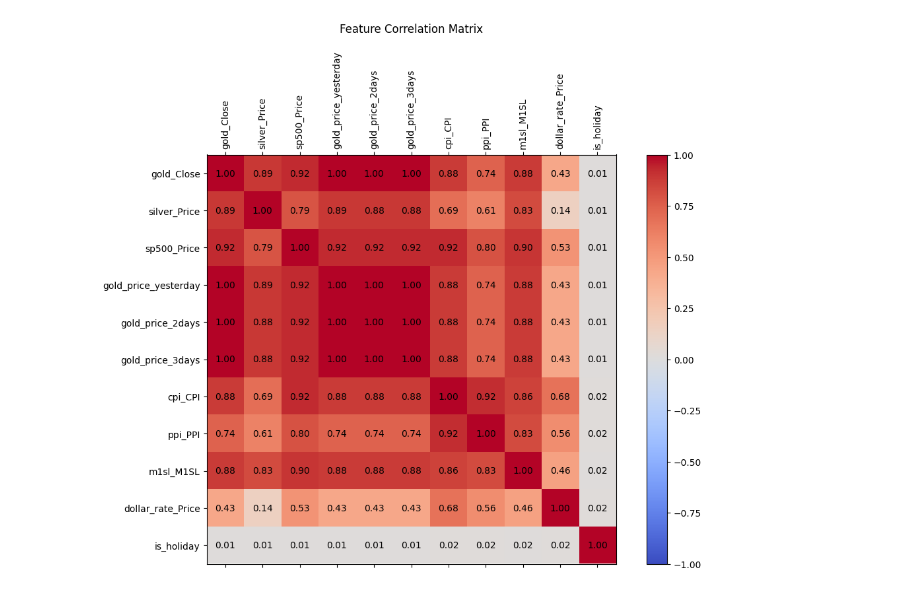
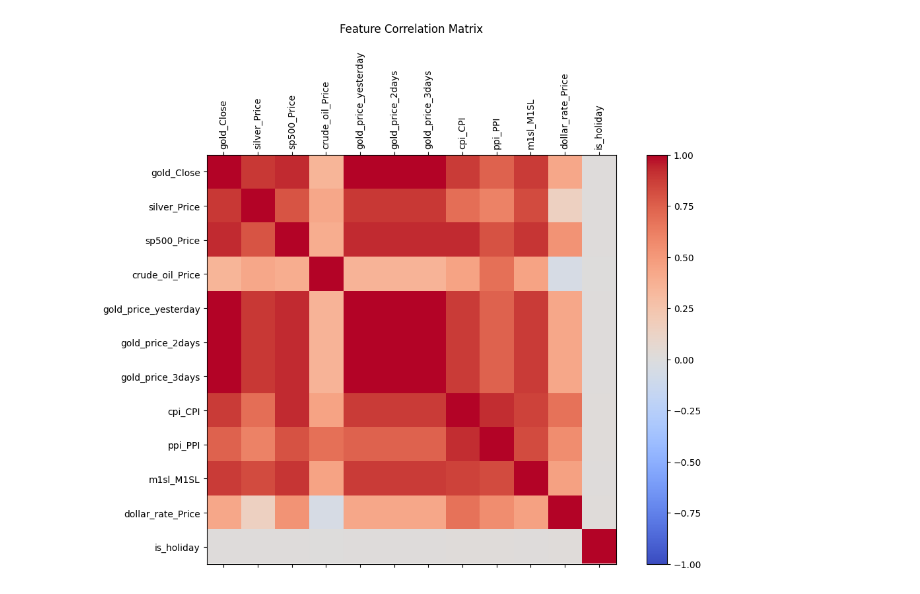
Before and after one commit to DanaMikulinsky/fintechFinalProject, a Jupyter notebook: linearRegression.ipynb, the cells around one changed output. Saved outputs shown, nothing was run; the diff lists cells and outputs as text; code cells hidden in the pictures.

```diff
--- a/linearRegression.ipynb
+++ b/linearRegression.ipynb
@@ -46,10 +48,10 @@ def plot_corr_matrix(df):
     plt.yticks(range(len(correlation_matrix.columns)), correlation_matrix.columns)
 
     # Annotate each cell with the numeric value of the correlation
-    for i in range(len(correlation_matrix.columns)):
+    """for i in range(len(correlation_matrix.columns)):
         for j in range(len(correlation_matrix.columns)):
             plt.text(j, i, f"{correlation_matrix.iloc[i, j]:.2f}", ha='center', va='center', color='black')
-
+    """
     plt.title("Feature Correlation Matrix", pad=20)
     plt.show()
 
@@ -59,8 +61,8 @@ plot_corr_matrix(df)
 # %%
 df['gold_price_yesterday'] = df['gold_Close'].shift(1)
 df['gold_price_2days'] = df['gold_Close'].shift(2)
 df['gold_price_3days'] = df['gold_Close'].shift(3)
-df = df[['gold_Close', 'silver_Price', 'sp500_Price','gold_price_yesterday', 'gold_price_2days', 'gold_price_3days','cpi_CPI', 'ppi_PPI', 'm1sl_M1SL', 'dollar_rate_Price','is_holiday']]
+df = df[['gold_Close', 'silver_Price', 'sp500_Price', 'crude_oil_Price', 'gold_price_yesterday', 'gold_price_2days', 'gold_price_3days','cpi_CPI', 'ppi_PPI', 'm1sl_M1SL', 'dollar_rate_Price','is_holiday']]
 plot_corr_matrix(df)
 # %% [output]
-[figure, old version]
+[figure, new version]
```
Also changed, not shown: parts of 32 cells of this notebook.
